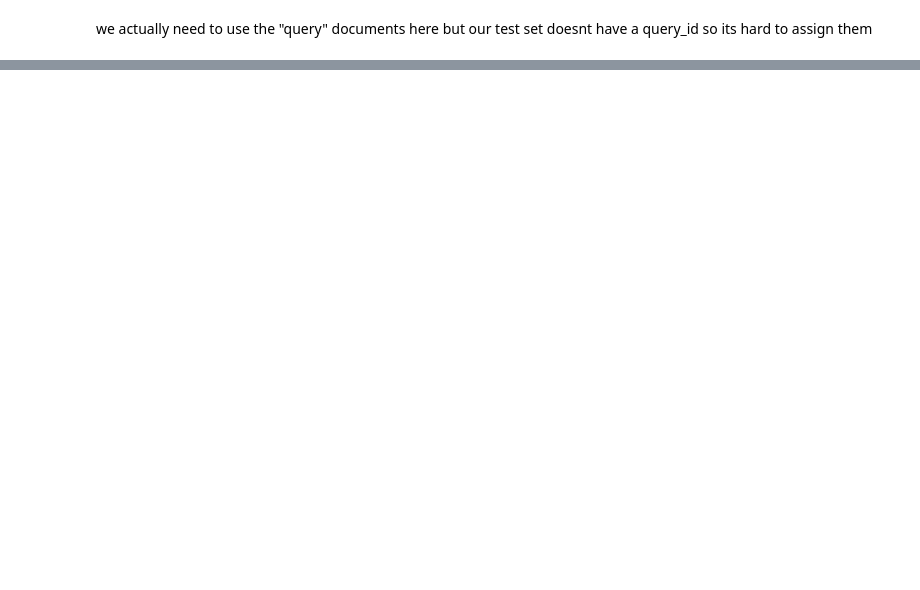
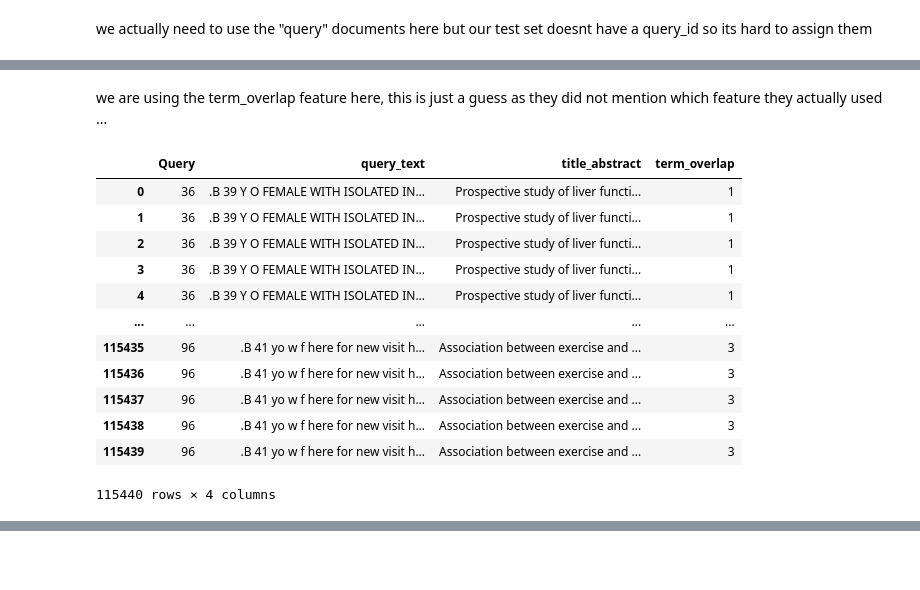
Before and after one commit to Flokolosko/WS_24_EDDS_GROUP2, a Jupyter notebook: ExtinsicEvaluationTry.ipynb, the cells around one changed output, grey strips where cells are left out. Cells and saved outputs as stored; diff of their text form; code cells hidden in the pictures; blank space fills up the shorter version.

```diff
--- a/ExtinsicEvaluationTry.ipynb
+++ b/ExtinsicEvaluationTry.ipynb
@@ -535,30 +548,6 @@ See the caveats in the documentation: https://pandas.pydata.org/pandas-docs/stab
 we actually need to use the "query" documents here
 but our test set doesnt have a query_id so its hard to assign them
 # %%
-import os
-import re
+test_predicted = pd.read_csv("logistic_regression_test_predicted.csv")
 
-# Path to the folder containing query files
-query_folder = "querys"
-
-# List to store parsed queries
-query_list = []
-
-# Read each file in the folder
-for file_name in os.listdir(query_folder):
-    file_path = os.path.join(query_folder, file_name)
-    with open(file_path, 'r') as file:
-        text = file.read()
-
-        # Parse queries using regex
-        for match in re.finditer(r"\.I\s+(\d+)\s+\.B\s+(.*?)\s+\.W\s+(.*?)\s+", text, re.DOTALL):
-            query_id = int(match.group(1))
-            patient_desc = match.group(2).strip()
-            query_text = match.group(3).strip()
-            query_list.append({"query_id": query_id, "patient_desc": patient_desc, "query_text": query_text})
-
-# Convert to a DataFrame for easier handling
-query_df = pd.DataFrame(query_list)
-
-# Inspect the parsed queries
-print(query_df.head())
+query_groups = test_predicted.groupby("Query")
@@ -578,0 +554,3 @@ print(query_df.head())
+# %%
+test_predicted["Query"] = test_predicted["Query"].astype(int)
+test_predicted["title_abstract"] = test_predicted["title_abstract"].astype(str)
@@ -588,0 +612,26 @@ test_predicted["query_id"] = test_predicted.apply(assign_query_id, axis=1, queri
+# %%
+test_predicted = test_predicted.merge(queries_df, left_on="Query", right_on="query_id", how="left")
+# %% [markdown]
+we are using the term_overlap feature here, this is just a guess as they did not mention which feature they actually used ...
+# %%
+test_predicted["term_overlap"] = test_predicted.apply(
+    lambda row: len(set(str(row["query_text"]).split()) & set(str(row["title_abstract"]).split())),
+    axis=1
+)
+
+# Preview the results
+test_predicted[["Query", "query_text", "title_abstract", "term_overlap"]]
+# %% [output]
+|  | Query | query_text | title_abstract | term_overlap |
+| 0 | 36 | .B 39 Y O FEMALE WITH ISOLATED IN... | Prospective study of liver functi... | 1 |
+| 1 | 36 | .B 39 Y O FEMALE WITH ISOLATED IN... | Prospective study of liver functi... | 1 |
+| 2 | 36 | .B 39 Y O FEMALE WITH ISOLATED IN... | Prospective study of liver functi... | 1 |
+| 3 | 36 | .B 39 Y O FEMALE WITH ISOLATED IN... | Prospective study of liver functi... | 1 |
+| 4 | 36 | .B 39 Y O FEMALE WITH ISOLATED IN... | Prospective study of liver functi... | 1 |
+| ... | ... | ... | ... | ... |
+| 115435 | 96 | .B 41 yo w f here for new visit h... | Association between exercise and ... | 3 |
+| 115436 | 96 | .B 41 yo w f here for new visit h... | Association between exercise and ... | 3 |
+| 115437 | 96 | .B 41 yo w f here for new visit h... | Association between exercise and ... | 3 |
+| 115438 | 96 | .B 41 yo w f here for new visit h... | Association between exercise and ... | 3 |
+| 115439 | 96 | .B 41 yo w f here for new visit h... | Association between exercise and ... | 3 |
+115440 rows × 4 columns
```
Also changed, not shown: parts of 15 cells of this notebook, 1 other file.
